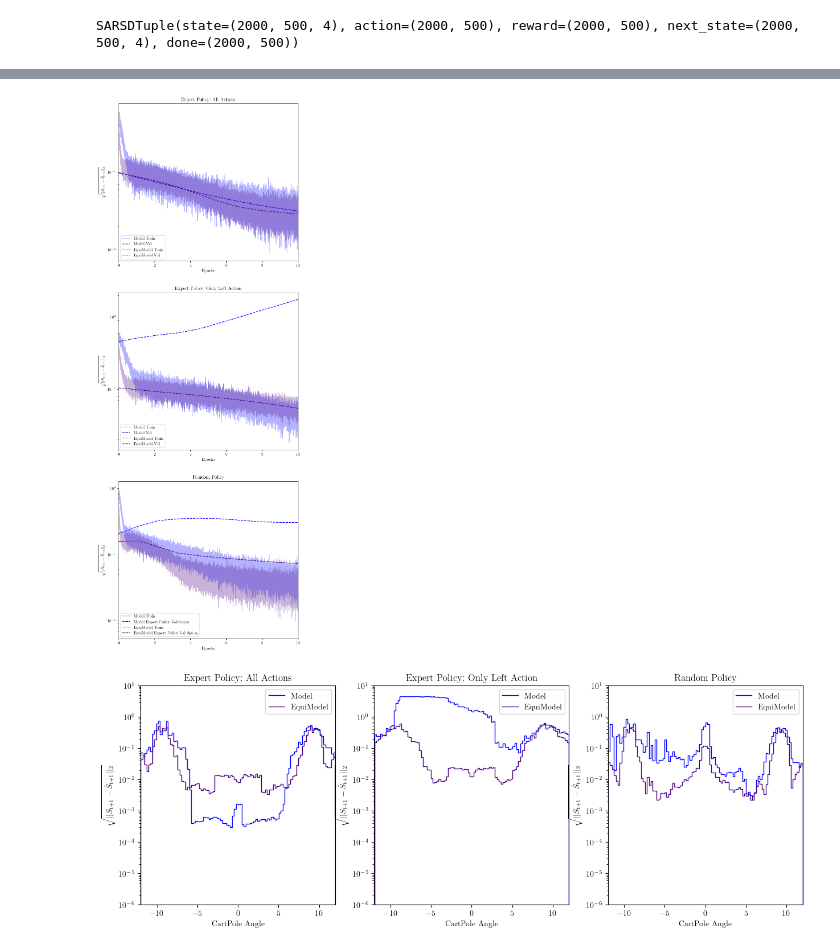
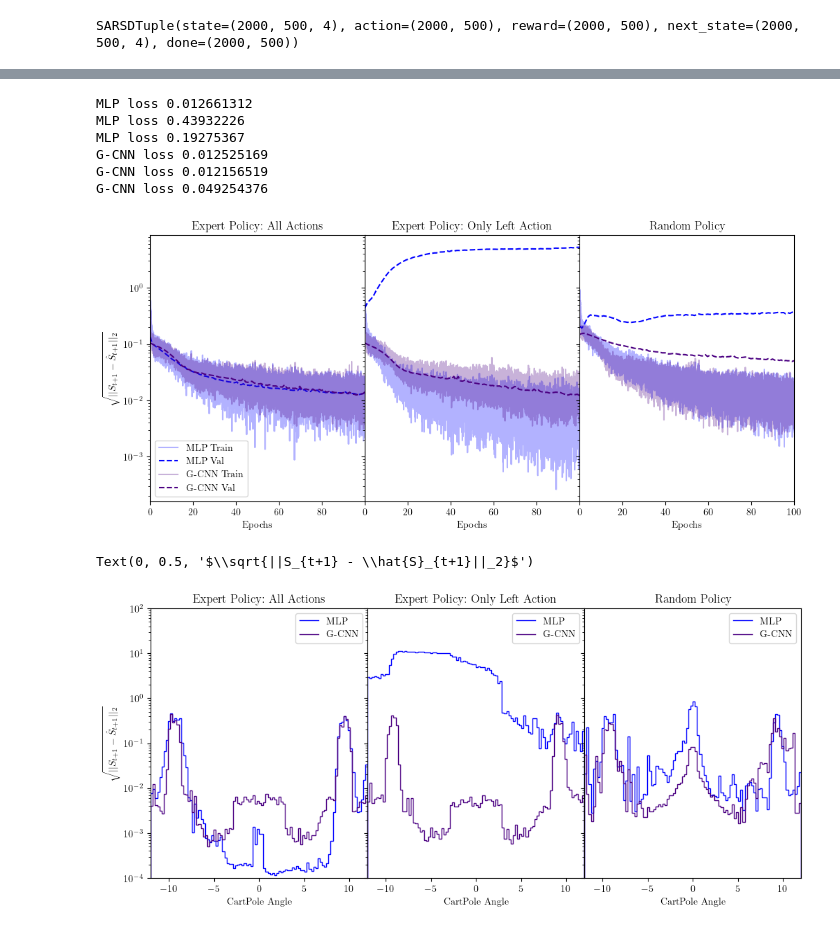
Before and after one commit to seancraven/mono_ms, a Jupyter notebook: model_based/transition_model_loss.ipynb, the cells around one changed output, grey strips where cells are left out. Drawn from its saved outputs; the diff is of its cells as text; code cells hidden in the pictures.

```diff
--- a/model_based/transition_model_loss.ipynb
+++ b/model_based/transition_model_loss.ipynb
@@ -49,9 +49,9 @@ def train_model(hyp, train_data, val_data):
 def get_x(loss, epoch):
     return np.linspace(0, epoch, len(loss))
 # %%
-EPCH=10
-hyp = HyperParams(model=Model, train_frac=1, epochs=EPCH, learning_rate=1e-5)
-hyp_equi = HyperParams(model=EquiModel, train_frac=1, epochs=EPCH, learning_rate=1e-5)
+EPCH=100
+hyp = HyperParams(model=Model, train_frac=1, epochs=EPCH, learning_rate=1e-4)
+hyp_equi = HyperParams(model=EquiModel, train_frac=1, epochs=EPCH, learning_rate=1e-4)
 hyps = [ hyp, hyp_equi]
 datas = [train_data, filtered_data, random_data]
 # %%
@@ -87,6 +87,7 @@ models = {}
 for hyp, c in zip(hyps, cs):
     sub_sol = []
     for i, data in enumerate(datas):
+        data = jax.tree_map(lambda x: x.at[:40_000, ...].get(),data)
         train_loss, val_loss, runner_state= train_model(hyp, data, val_data)
         sub_sol.append((train_loss, val_loss))
         models[(hyp.model.__name__, i)] =runner_state
@@ -95,24 +96,37 @@ for hyp, c in zip(hyps, cs):
 # %%
 matplotlib.rcParams.update( {"text.usetex": True, "font.family": "serif",})
 titles = ["Expert Policy: All Actions", "Expert Policy: Only Left Action", "Random Policy"]
-fig, ax = plt.subplots(1, 3, figsize=(5, 12))
+fig, ax = plt.subplots(1, 3, figsize=(12, 5), sharey=True)
+names = ["G-CNN", "MLP"]
+plt.subplots_adjust(wspace=0, hspace=0)
 
 for sub_sol, hyp, c in zip(sol, hyps, cs):
     for i, ((train_loss, val_loss), tit) in enumerate(zip(sub_sol, titles)):
         trian_loss = moving_average(train_loss, 1000)
-        ax[i].semilogy(get_x(train_loss, hyp.epochs),train_loss, label=f"{hyp.model.__name__} Train", color=c, alpha = 0.3)
-        if tit == "Random Policy":
-            ax[i].semilogy(get_x(val_loss, hyp.epochs), val_loss, label=f"{hyp.model.__name__} Expert Policy Validation", color=c, linestyle="--")
-        else:
-            ax[i].semilogy(get_x(val_loss, hyp.epochs), val_loss, label=f"{hyp.model.__name__} Val", color=c, linestyle="--")
-        ax[i].legend(loc="lower left")
+        ax[i].semilogy(get_x(train_loss, hyp.epochs),train_loss, label=f"{names[1] if hyp.model.__name__ == 'Model' else names[0]} Train", color=c, alpha = 0.3)
+        # if tit == "Random Policy":
+        #     ax[i].semilogy(get_x(val_loss, hyp.epochs), val_loss, label=f"{names[1] if hyp.model.__name__ == 'Model' else names[0]} Expert Policy Validation", color=c, linestyle="--")
+        ax[i].semilogy(get_x(val_loss, hyp.epochs), val_loss, label=f"{names[1] if hyp.model.__name__ == 'Model' else names[0]} Val", color=c, linestyle="--")
         ax[i].set_xlabel("Epochs")
-        ax[i].set_ylabel("$\sqrt{||S_{t+1} - \hat{S}_{t+1}||_2}$")
+        ax[0].set_ylabel("$\sqrt{||S_{t+1} - \hat{S}_{t+1}||_2}$")
+        print(f"{'MLP' if hyp.model.__name__ == 'Model' else names[0]} loss", jnp.min(val_loss))
+
         ax[i].set_title(tit)
         ax[i].set_xlim(0, EPCH)
         # ax[i].set_ylim(1e-2, 1)
+ax[0].set_xticks(range(0, 100, 20))
+ax[1].set_xticks(range(0, 100, 20))
+ax[2].set_xticks(range(0, 120, 20))
+ax[0].legend(loc="lower left")
+plt.show()
 # %% [output]
+MLP loss 0.012661312
+MLP loss 0.43932226
+MLP loss 0.19275367
+G-CNN loss 0.012525169
+G-CNN loss 0.012156519
+G-CNN loss 0.049254376
-[figure, old version]
+[figure, new version]
 # %%
 rng = jax.random.PRNGKey(42)
 key = jax.random.split(rng, 500)
@@ -156,15 +171,17 @@ for (m_name, i), runner_state in models.items():
     bins.append(bi)
 # %%
 
-fig, ax = plt.subplots(1, 3, figsize=(15, 5))
+fig, ax = plt.subplots(1, 3, figsize=(12, 5), sharey=True)
+plt.subplots_adjust(hspace=0, wspace=0)
 for j,( (m_name, i), runner_state) in enumerate(models.items()):
-    ax[i].stairs(losses[j], 180 / jnp.pi * bins[j], label=m_name,color="blue" if m_name == "Model" else "indigo")
+    ax[i].stairs(losses[j], 180 / jnp.pi * bins[j], label="MLP" if m_name == 'Model' else "G-CNN",color="blue" if m_name == "Model" else "indigo")
     ax[i].set_title(titles[i])
     ax[i].set_yscale("log")
     ax[i].set_xlim(-12, 12)
-    ax[i].set_ylim(1e-6, 10)
+    ax[i].set_ylim(1e-4, 100)
     ax[i].legend()
     ax[i].set_xlabel("CartPole Angle")
-    ax[i].set_ylabel("$\sqrt{||S_{t+1} - \hat{S}_{t+1}||_2}$")
+ax[0].set_ylabel("$\sqrt{||S_{t+1} - \hat{S}_{t+1}||_2}$")
 # %% [output]
+Text(0, 0.5, '$\\sqrt{||S_{t+1} - \\hat{S}_{t+1}||_2}$')
-[figure, old version]
+[figure, new version]
```
Also changed, not shown: parts of 4 cells of this notebook, 5 other files.
